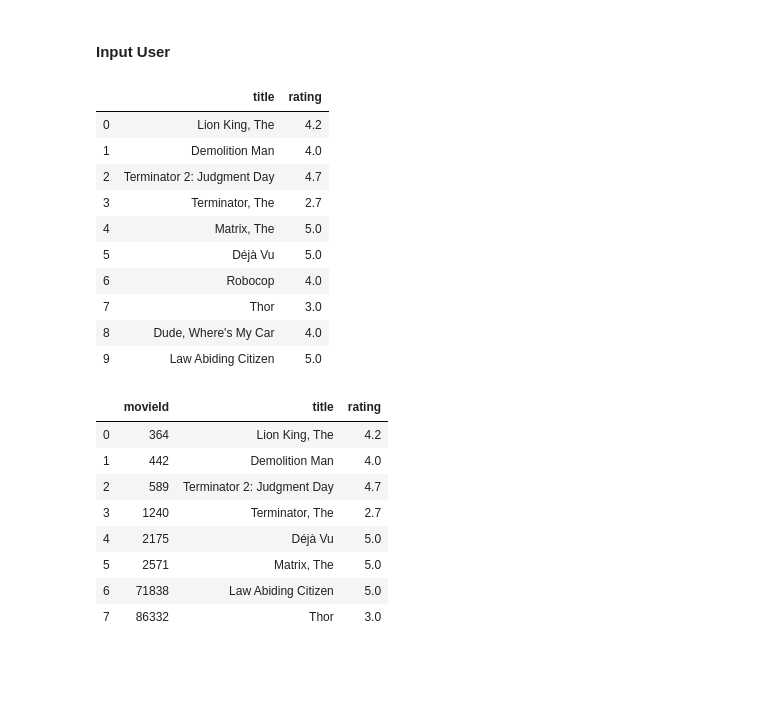
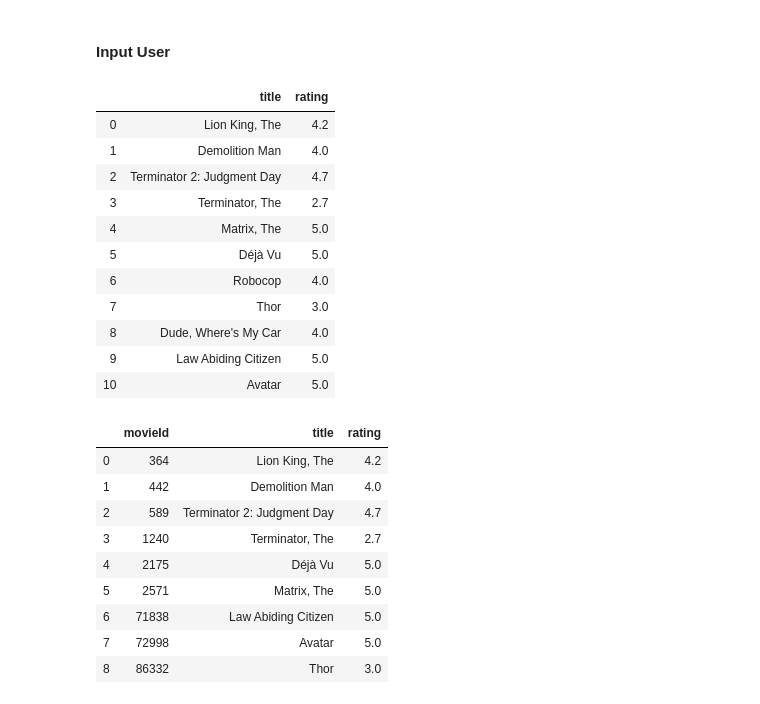
Before and after one commit to IMabuza/simple_movie_recommendation_system, a Jupyter notebook: simple_movie_recommendation_system.ipynb, the cells around one changed output. Saved outputs shown, nothing was run; the diff lists cells and outputs as text; code cells hidden in the pictures; blank space fills up the shorter version.

```diff
--- a/simple_movie_recommendation_system.ipynb
+++ b/simple_movie_recommendation_system.ipynb
@@ -95,30 +95,32 @@ ratings_df.head()
 # %%
 user_input = [
             {'title':'Lion King, The', 'rating':4.2},
     {'title':'Demolition Man', 'rating':4},
     {'title':'Terminator 2: Judgment Day', 'rating':4.7},
     {'title':'Terminator, The', 'rating':2.7},
     {'title':'Matrix, The', 'rating':5},
     {'title':'Déjà Vu', 'rating':5},
     {'title':'Robocop', 'rating':4},
     {'title':'Thor', 'rating':3},
     {'title':'Dude, Where\'s My Car', 'rating':4},
-    {'title':'Law Abiding Citizen', 'rating':5}
+    {'title':'Law Abiding Citizen', 'rating':5},
+    {'title':'Avatar', 'rating':5}
          ]
 input_movies = pd.DataFrame(user_input)
 input_movies
 # %% [output]
 |  | title | rating |
 | 0 | Lion King, The | 4.2 |
 | 1 | Demolition Man | 4.0 |
 | 2 | Terminator 2: Judgment Day | 4.7 |
 | 3 | Terminator, The | 2.7 |
 | 4 | Matrix, The | 5.0 |
 | 5 | Déjà Vu | 5.0 |
 | 6 | Robocop | 4.0 |
 | 7 | Thor | 3.0 |
 | 8 | Dude, Where's My Car | 4.0 |
 | 9 | Law Abiding Citizen | 5.0 |
+| 10 | Avatar | 5.0 |
 # %%
 #Filtering out the movies by title
 input_id = movies_df[movies_df['title'].isin(input_movies['title'].tolist())]
@@ -138,7 +140,8 @@ input_movies
 | 4 | 2175 | Déjà Vu | 5.0 |
 | 5 | 2571 | Matrix, The | 5.0 |
 | 6 | 71838 | Law Abiding Citizen | 5.0 |
-| 7 | 86332 | Thor | 3.0 |
+| 7 | 72998 | Avatar | 5.0 |
+| 8 | 86332 | Thor | 3.0 |
 # %%
 #Filtering out the movies from the input
 user_movies = moviesWithGenres_df[moviesWithGenres_df['movieId'].isin(input_movies['movieId'].tolist())]
```
Also changed, not shown: parts of 9 cells of this notebook.
